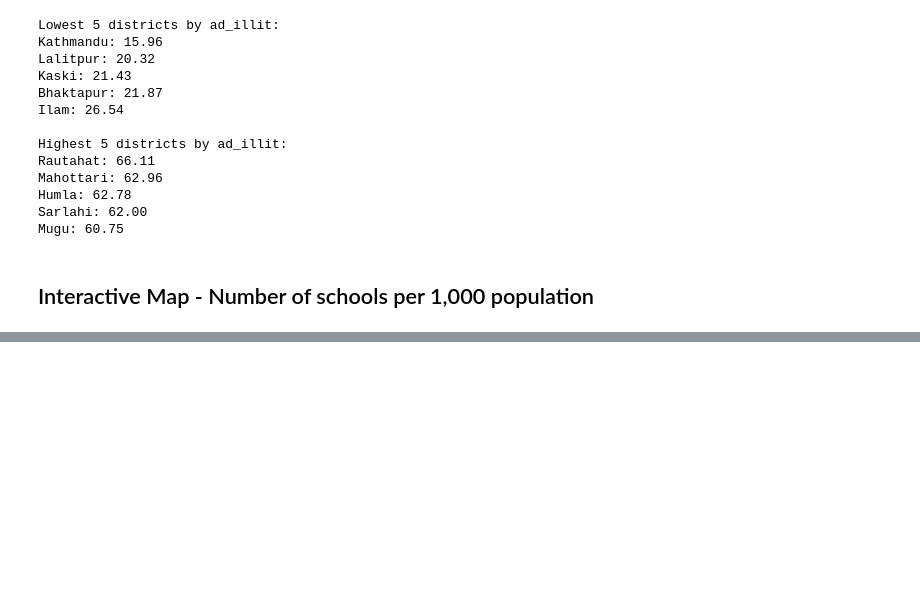
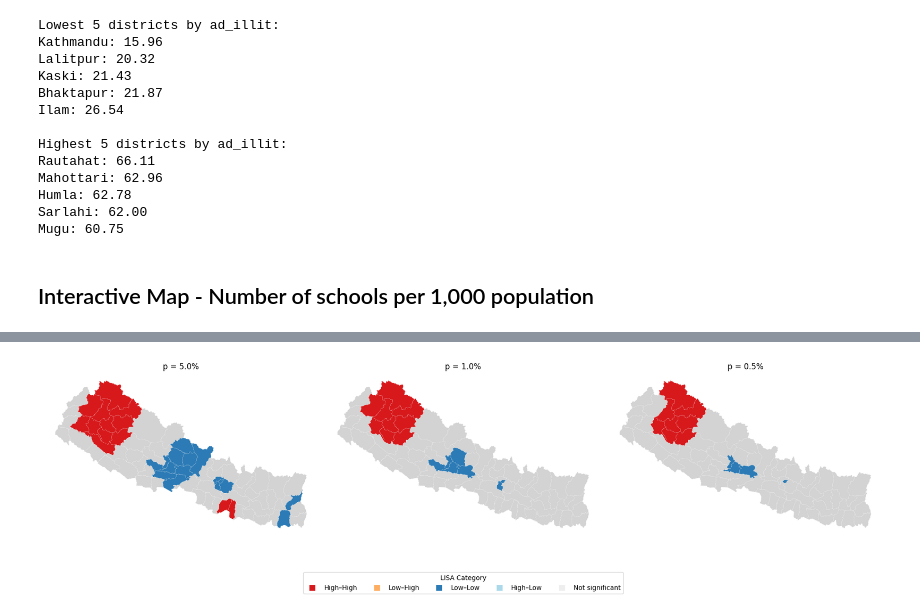
Before and after one commit to veronhoxha/health-poverty-and-education-indicators-for-nepal-districts, a Jupyter notebook: code/notebook.ipynb, the cells around one changed output, grey strips where cells are left out. Drawn from its saved outputs; the diff is of its cells as text; code cells hidden in the pictures; blank space fills up the shorter version.

```diff
--- a/code/notebook.ipynb
+++ b/code/notebook.ipynb
@@ -235,0 +274,47 @@ interactive_map(gdf)
+# %%
+lisa = Moran_Local(y, w)
+
+fig, axs = plt.subplots(1, 3, figsize=(18, 6), constrained_layout=True)
+
+# lisa_cluster(lisa, gdf_proj, 0.05, ax=axs[0])
+# axs[0].set_title('p = 5%')
+
+# lisa_cluster(lisa, gdf_proj, 0.01, ax=axs[1])
+# axs[1].set_title('p = 1%')
+
+# lisa_cluster(lisa, gdf_proj, 0.005, ax=axs[2])
+# axs[2].set_title('p = 0.5%')
+
+# for p = 5%, 1%, 0.5%
+for ax, p in zip(axs, [0.05, 0.01, 0.005]):
+    lisa_cluster(lisa, gdf_proj, p=p, ax=ax)
+    ax.set_title(f'p = {float(p*100)}%')
+    leg = ax.get_legend()
+    if leg:
+        leg.remove()
+
+# removed the build in legend which repeats three times and just making a single shared legend
+legend_elements = [
+    Line2D([0], [0], marker='s', color='w', label='High–High', # high‐high (hot spot)
+           markerfacecolor='#d7191c', markersize=10),
+    Line2D([0], [0], marker='s', color='w', label='Low–High',   # low‐high  (spatial outlier - donut)
+           markerfacecolor='#fdae61', markersize=10),
+    Line2D([0], [0], marker='s', color='w', label='Low–Low', # low‐low   (cold spot)
+           markerfacecolor='#2c7bb6', markersize=10),
+    Line2D([0], [0], marker='s', color='w', label='High–Low', # high‐low  (spatial outlier)
+           markerfacecolor='#abd9e9', markersize=10),
+    Line2D([0], [0], marker='s', color='w', label='Not significant',
+           markerfacecolor='#EEEEEE', markersize=10),
+]
+
+
+fig.legend(
+    handles=legend_elements,
+    loc='lower center',
+    ncol=5,
+    title='LISA Category'
+)
+
+plt.show()
+# %% [output]
+[figure, added]
```
Also changed, not shown: parts of 6 cells of this notebook, 1 other file.
